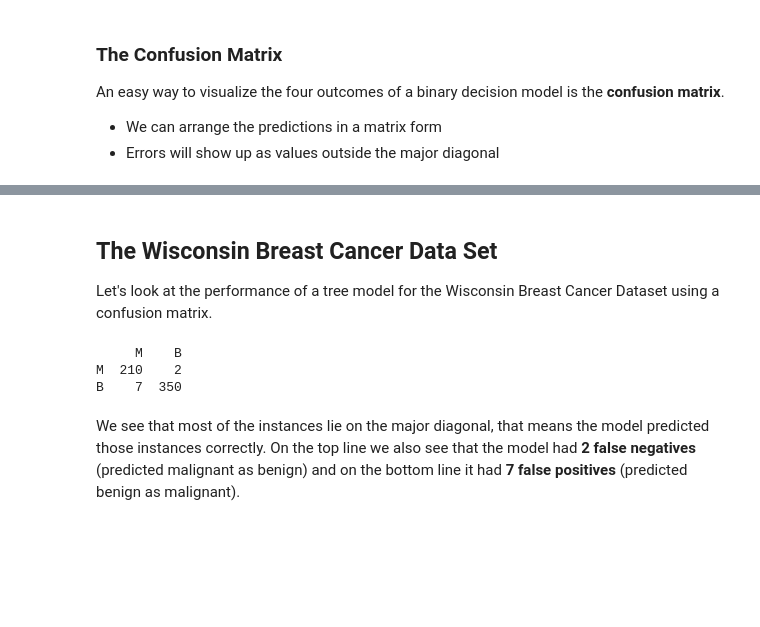
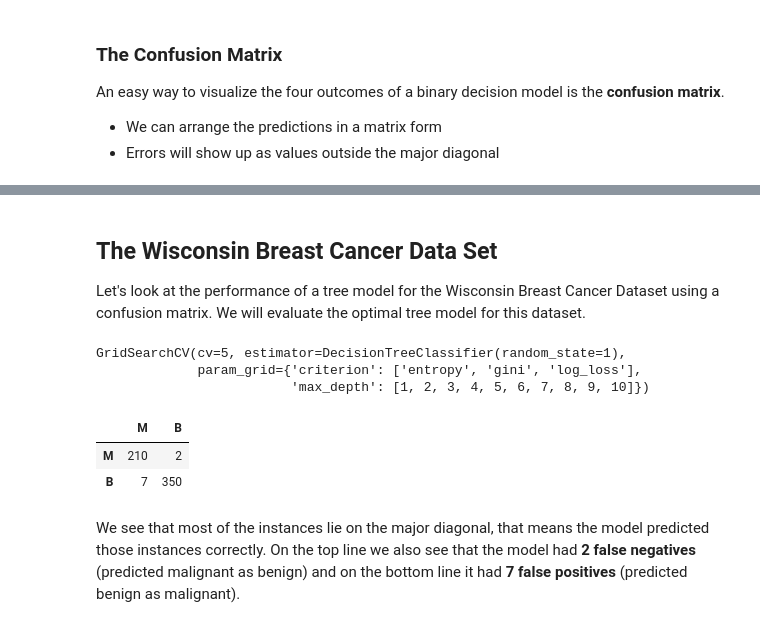
Before and after one commit to lutzhamel/CSC310, a Jupyter notebook: notes/11-models-2.ipynb, the cells around one changed output, grey strips where cells are left out. Cells and saved outputs as stored; diff of their text form; code cells hidden in the pictures; blank space fills up the shorter version.

```diff
--- a/notes/11-models-2.ipynb
+++ b/notes/11-models-2.ipynb
@@ -623,4 +518,4 @@ An easy way to visualize the four outcomes of a binary decision model is the **c
 # %% [markdown]
 ## The Wisconsin Breast Cancer Data Set
 
-Let's look at the performance of a tree model for the Wisconsin Breast Cancer Dataset using a confusion matrix.
+Let's look at the performance of a tree model for the Wisconsin Breast Cancer Dataset using a confusion matrix.  We will evaluate the optimal tree model for this dataset.
@@ -627,13 +527,4 @@ Let's look at the performance of a tree model for the Wisconsin Breast Cancer Da
 # %%
-# build an optimal tree model
-
-# get data
-df = pd.read_csv(home+"wdbc.csv")
-
-# create our sklearn data
-X  = df.drop(columns=['ID','Diagnosis'])
-y = df[['Diagnosis']]
-
 # setting up a grid search using 5-fold CV
 model = tree.DecisionTreeClassifier(random_state=1)
 param_grid = {
@@ -644,29 +535,33 @@ grid = model_selection.GridSearchCV(model, param_grid, cv=5)
 
 # performing grid search
 grid.fit(X,y)
-
-# create predicted values for target
-predict_y = grid.best_estimator_.predict(X)
+# %% [output]
+GridSearchCV(cv=5, estimator=DecisionTreeClassifier(random_state=1),
+             param_grid={'criterion': ['entropy', 'gini', 'log_loss'],
+                         'max_depth': [1, 2, 3, 4, 5, 6, 7, 8, 9, 10]})
 # %%
 # M label top-left corner
-# we want the malignent tumor prediction to be out "positive"
+# we want the malignent tumor prediction to be our "positive"
 labels = ['M','B']
+
+# create predicted values for target
+predict_y = grid.best_estimator_.predict(X)
 
 # build the confusion matrix
 cm = metrics.confusion_matrix(y,             # observed target values (rows)
                               predict_y,     # predicted target values (columns)
                               labels=labels) # labels for arranging the cm
 
 # cm is just an array of values, turn it into something readable
 cm_df = pd.DataFrame(cm,
                      index=labels,
                      columns=labels)
 
-print(cm_df)
+cm_df
 # %% [output]
-     M    B
-M  210    2
-B    7  350
+|  | M | B |
+| M | 210 | 2 |
+| B | 7 | 350 |
 # %% [markdown]
 We see that most of the instances lie on the major diagonal, that means the model predicted those instances correctly.  On the top line we also see that the model had **2 false negatives** (predicted malignant as benign) and on the bottom line it had **7 false positives** (predicted benign as malignant).
 # %% [markdown]
```
Also changed, not shown: parts of 28 cells of this notebook, 1 other file.
